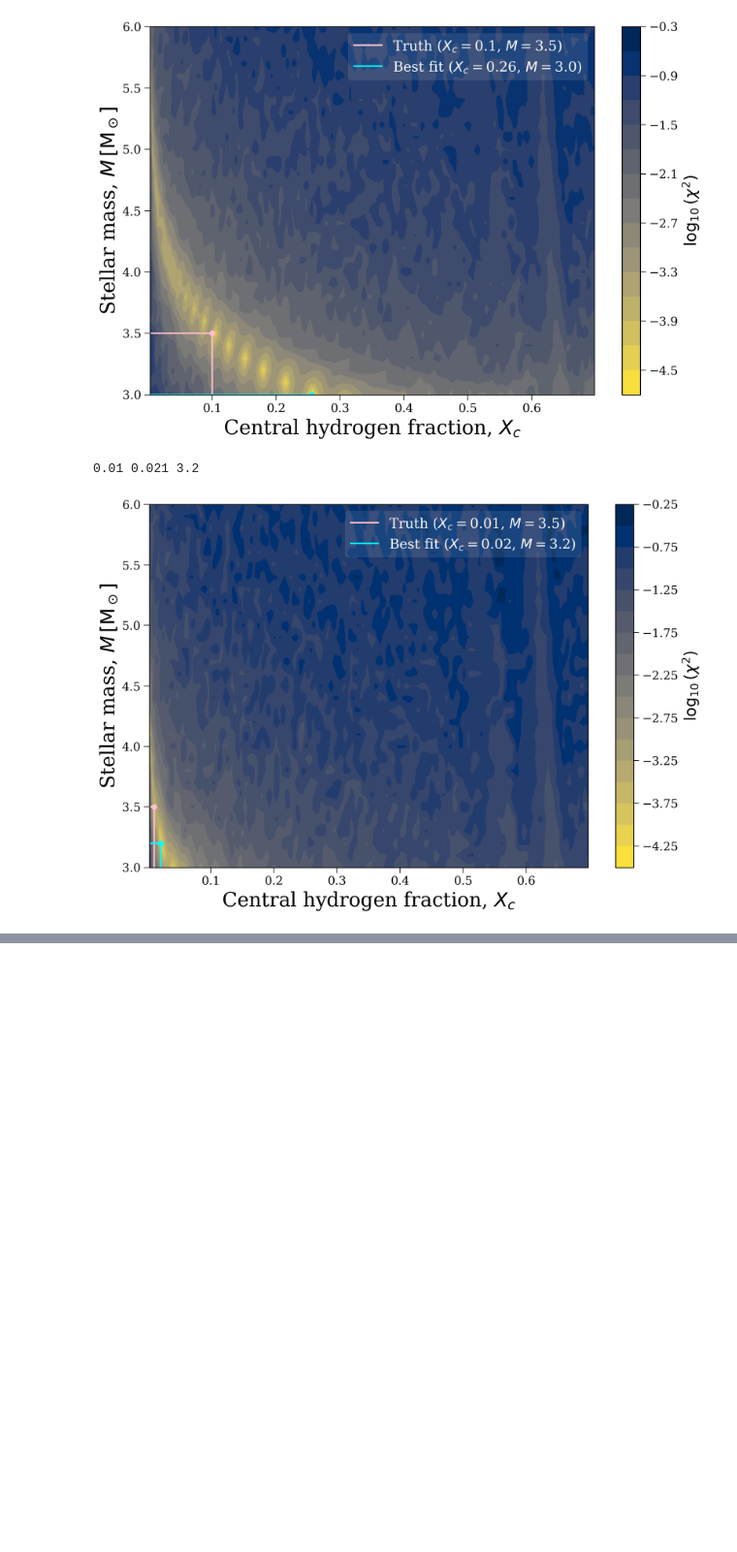
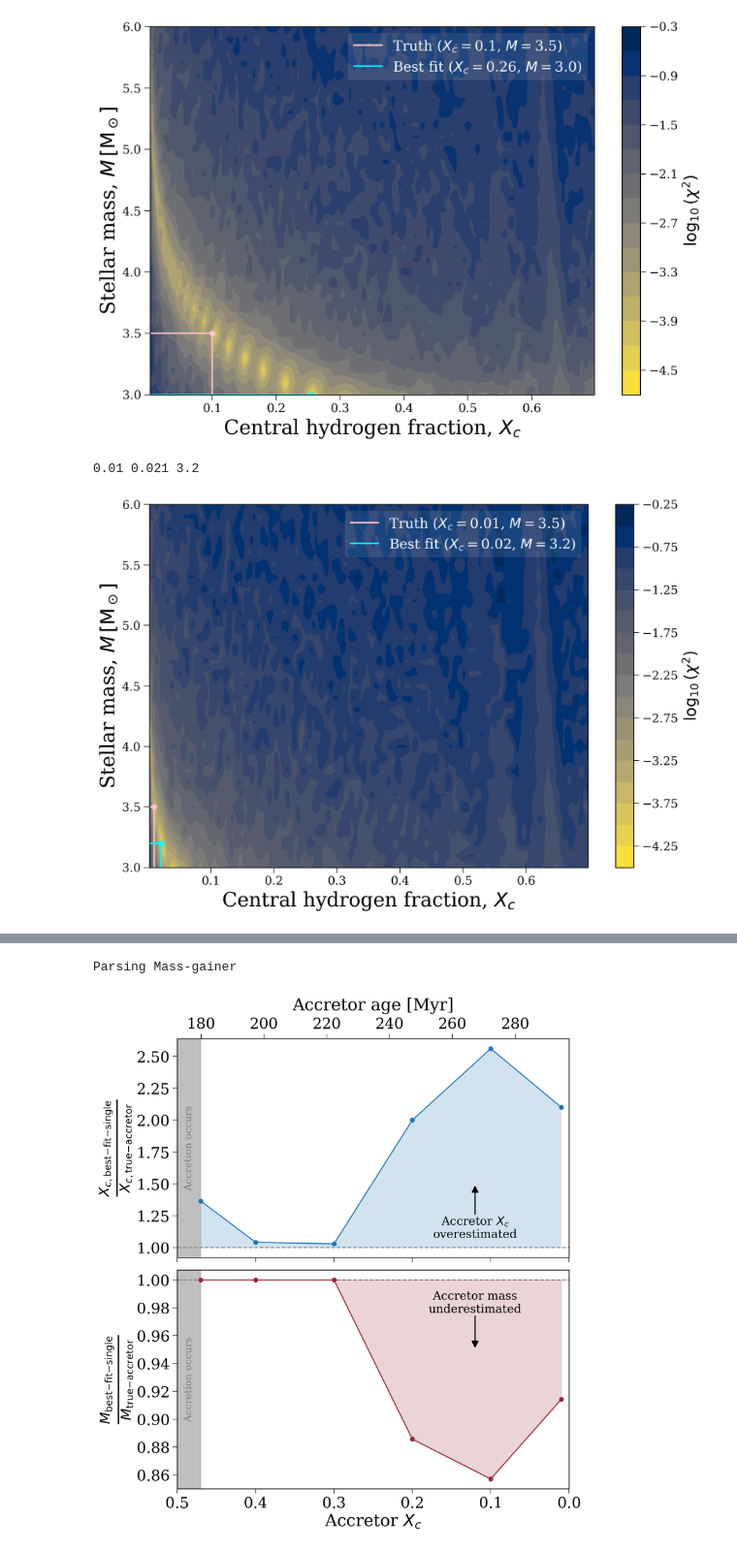
Before and after one commit to TomWagg/mass-gainer-seismology, a Jupyter notebook: notebooks/fitting.ipynb, the cells around one changed output, grey strips where cells are left out. Shown at 97% size. Cells and saved outputs as stored; diff of their text form; code cells hidden in the pictures; blank space fills up the shorter version.

Commit message:
add secondary axis

```diff
--- a/notebooks/fitting.ipynb
+++ b/notebooks/fitting.ipynb
@@ -387,0 +360,4 @@ plt.show()
+# %%
+ages = track.history.loc[mpt.find_closest_model_number(track, X_c=[0.47, 0.4, 0.3, 0.2, 0.1, 0.01])]["star_age"].values
+# %% [output]
+Parsing Mass-gainer
@@ -387,0 +366,3 @@ plt.show()
+# %%
+X_c_to_ages = interp1d(true_Xcs, ages / 1e6, fill_value="extrapolate")
+ages_to_X_c = interp1d(ages, true_Xcs / 1e6, fill_value="extrapolate")
@@ -387,0 +371,58 @@ plt.show()
+# %%
+plt.rc('font', family='serif')
+plt.rcParams['text.usetex'] = False
+fs = 24
+
+# update various fontsizes to match
+params = {'figure.figsize': (12, 8),
+          'legend.fontsize': fs,
+          'axes.labelsize': fs,
+          'xtick.labelsize': 0.9 * fs,
+          'ytick.labelsize': 0.9 * fs,
+          'axes.linewidth': 1.1,
+          'xtick.major.size': 7,
+          'xtick.minor.size': 4,
+          'ytick.major.size': 7,
+          'ytick.minor.size': 4}
+plt.rcParams.update(params)
+
+fig, axes = plt.subplots(2, 1, figsize=(10, 11), sharex=True, layout='tight')
+
+axes[0].plot(true_Xcs, best_Xcs / true_Xcs, marker='o', label="best fit")
+axes[0].fill_between(true_Xcs, 1.0, best_Xcs / true_Xcs, alpha=0.2)
+
+c = "#992837"
+axes[1].plot(true_Xcs, best_Ms / true_Ms, marker='o', label="Truth", color=c)
+axes[1].fill_between(true_Xcs, best_Ms / true_Ms, 1.0, alpha=0.2, color=c)
+
+for ax in axes:
+    ax.axhline(1, color='grey', linestyle='--', zorder=-1)
+    ax.axvspan(0.47, 0.51, color="grey", alpha=0.5)
+    ylims = ax.get_ylim()
+    ax.annotate("Accretion occurs", xy=(0.485, ylims[0] + (ylims[1] - ylims[0]) / 2), color="grey", fontsize=0.6 * fs, rotation=90, ha='center', va='center')
+    ax.set_xlim(0.5, 0.0)
+    # ax.axvline(0.0, color='grey', linestyle='--', zorder=-1)
+    # ax.annotate("End of main sequence", xy=(0.0, ylims[0] + (ylims[1] - ylims[0]) / 2), color="grey", fontsize=0.4 * fs, rotation=90,
+    #             ha='center', va='center', bbox=dict(boxstyle="round", color="white", pad=0.0))
+
+axes[0].annotate(r"Accretor $X_c$" + "\noverestimated", xy=(0.12, 1.25), ha="center", va="top", fontsize=0.7 * fs)
+axes[0].annotate("", xytext=(0.12, 1.25), xy=(0.12, 1.5), ha="center", va="center", arrowprops=dict(arrowstyle="-|>, head_length=0.8, head_width=0.4", color='black', lw=1.8))
+
+axes[1].annotate("Accretor mass\nunderestimated", xy=(0.12, 0.975), ha="center", va="bottom", fontsize=0.7 * fs)
+axes[1].annotate("", xytext=(0.12, 0.975), xy=(0.12, 0.95), ha="center", va="center", arrowprops=dict(arrowstyle="-|>, head_length=0.8, head_width=0.4", color='black', lw=1.8))
+
+axes[0].set_ylabel(r"$\frac{X_{c, \rm best{-}fit{-}single}}{X_{c, \rm true{-}accretor}}$", fontsize=1.2*fs)
+axes[1].set_xlabel(r"Accretor $X_c$")
+axes[1].set_ylabel(r"$\frac{M_{\rm best{-}fit{-}single}}{M_{\rm true{-}accretor}}$", fontsize=1.2*fs)
+
+secax = axes[0].secondary_xaxis('top', functions=(X_c_to_ages, ages_to_X_c))
+secax.set_xlabel(r"Accretor age [Myr]", labelpad=10)
+
+axes[0].yaxis.set_major_locator(mpl.ticker.MultipleLocator(0.25))
+axes[1].yaxis.set_major_locator(mpl.ticker.MultipleLocator(0.02))
+
+plt.savefig(f"../paper/figures/relative_estimates.pdf", format="pdf", bbox_inches="tight", dpi=300)
+
+plt.show()
+# %% [output]
+[figure, added]
```
Also changed, not shown: parts of 4 cells of this notebook, 1 other file.
